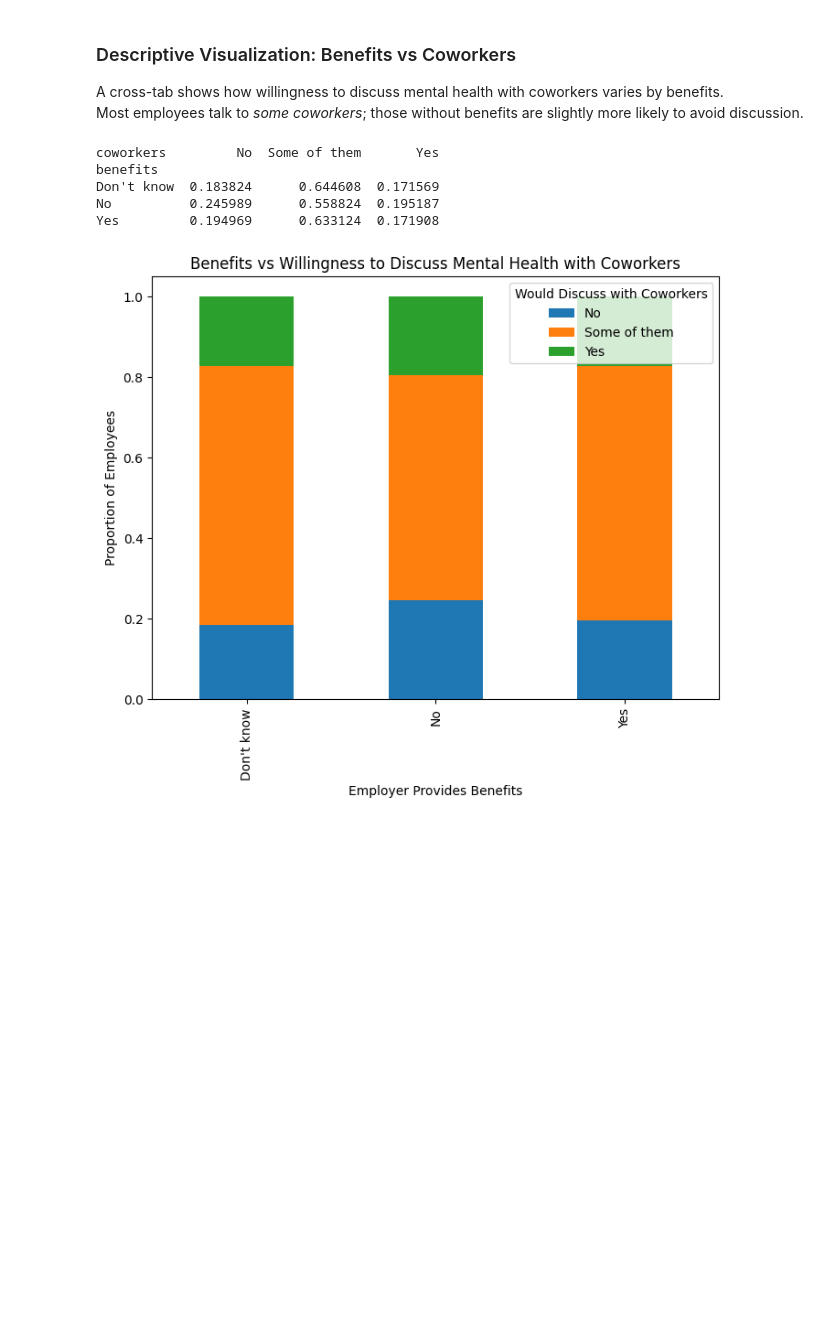
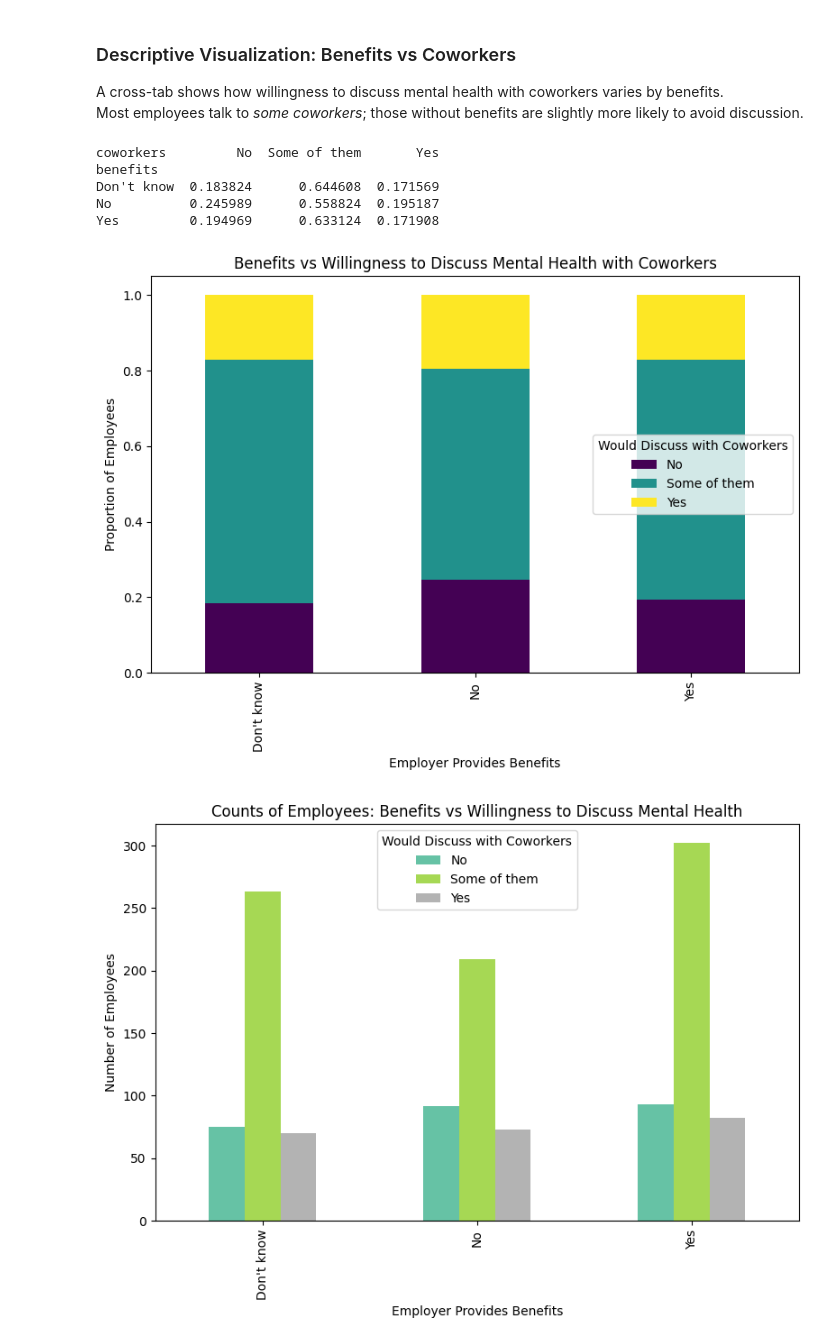
Before and after one commit to edmundlemon/mental_health_data_analysis, a Jupyter notebook: assignment.ipynb, the cells around one changed output. Drawn from its saved outputs; the diff is of its cells as text; code cells hidden in the pictures; blank space fills up the shorter version.

```diff
--- a/assignment.ipynb
+++ b/assignment.ipynb
@@ -353,19 +353,32 @@ print(df2["coworkers"].unique())
 A cross-tab shows how willingness to discuss mental health with coworkers varies by benefits.
 Most employees talk to *some coworkers*; those without benefits are slightly more likely to avoid discussion.
 # %%
-crosstab = pd.crosstab(df2["benefits"], df2["coworkers"], normalize="index")
-print(crosstab)
+crosstab_norm = pd.crosstab(df2["benefits"], df2["coworkers"], normalize="index")
+print(crosstab_norm)
+# Crosstab with counts (for statistical test)
+crosstab_counts = pd.crosstab(df2["benefits"], df2["coworkers"])
 
-crosstab.plot(kind="bar", stacked=True, figsize=(8,6))
+
+crosstab_norm.plot(kind="bar", stacked=True, figsize=(8,6), colormap="viridis")
 plt.title("Benefits vs Willingness to Discuss Mental Health with Coworkers")
 plt.xlabel("Employer Provides Benefits")
 plt.ylabel("Proportion of Employees")
 plt.legend(title="Would Discuss with Coworkers")
+plt.tight_layout()
 plt.show()
+
+crosstab_counts.plot(kind="bar", figsize=(8,6), colormap="Set2")
+plt.title("Counts of Employees: Benefits vs Willingness to Discuss Mental Health")
+plt.xlabel("Employer Provides Benefits")
+plt.ylabel("Number of Employees")
+plt.legend(title="Would Discuss with Coworkers")
+plt.tight_layout()
+plt.show()
 # %% [output]
 coworkers         No  Some of them       Yes
 benefits
 Don't know  0.183824      0.644608  0.171569
 No          0.245989      0.558824  0.195187
 Yes         0.194969      0.633124  0.171908
-[figure, old version]
+[figure, new version]
+[figure, added]
```
Also changed, not shown: parts of 2 cells of this notebook.
